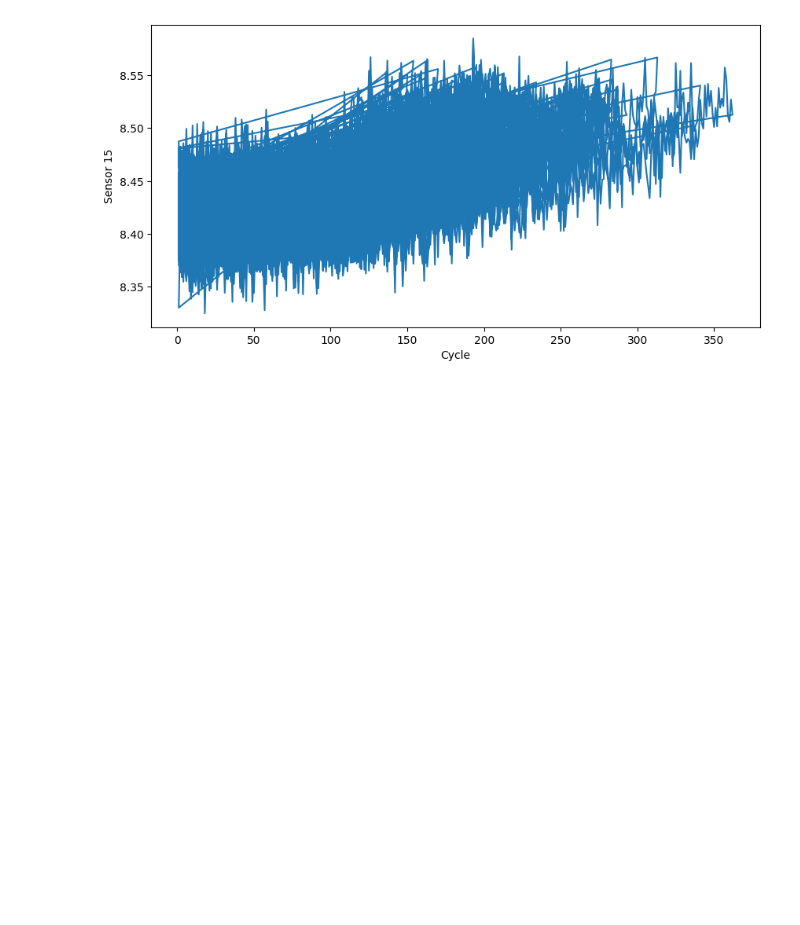
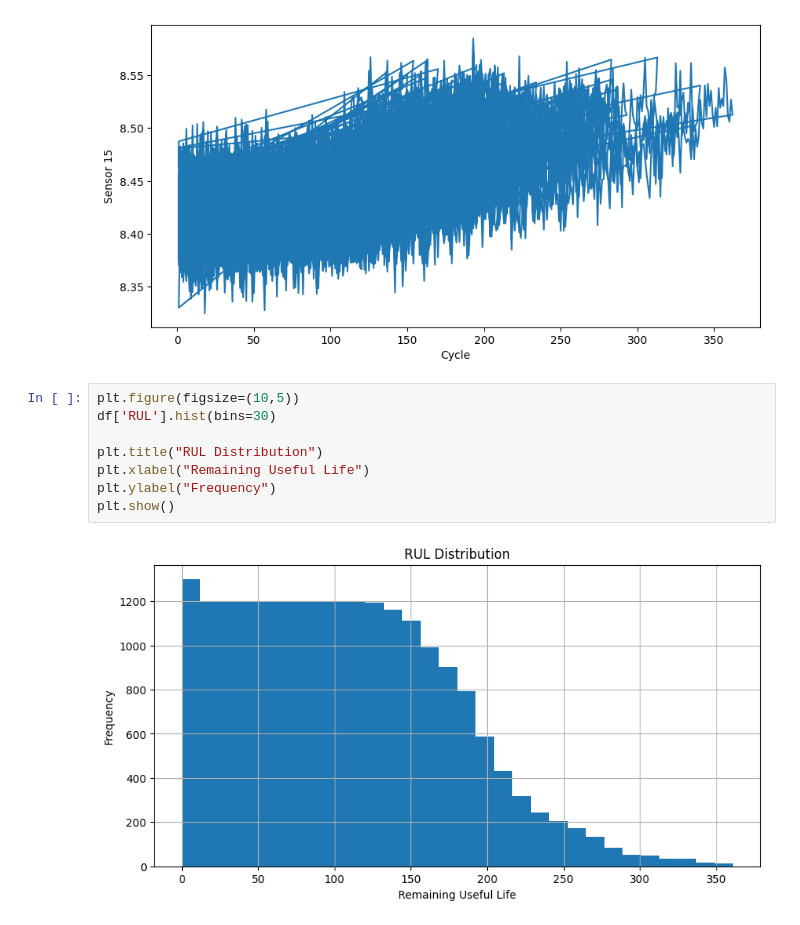
Before and after one commit to Kushagra9027/TURBOFAN-RUL-PREDICTION, a Jupyter notebook: notebooks/01_EDA_FD001.ipynb, the cells around one changed output. Cells and saved outputs as stored; diff of their text form; blank space fills up the shorter version.

```diff
--- a/notebooks/01_EDA_FD001.ipynb
+++ b/notebooks/01_EDA_FD001.ipynb
@@ -207,3 +207,13 @@ plt.ylabel("Sensor 15")
 plt.show()
 # %% [output]
 [figure]
+# %%
+plt.figure(figsize=(10,5))
+df['RUL'].hist(bins=30)
+
+plt.title("RUL Distribution")
+plt.xlabel("Remaining Useful Life")
+plt.ylabel("Frequency")
+plt.show()
+# %% [output]
+[figure, added]
```
Also changed, not shown: parts of 2 cells of this notebook.
